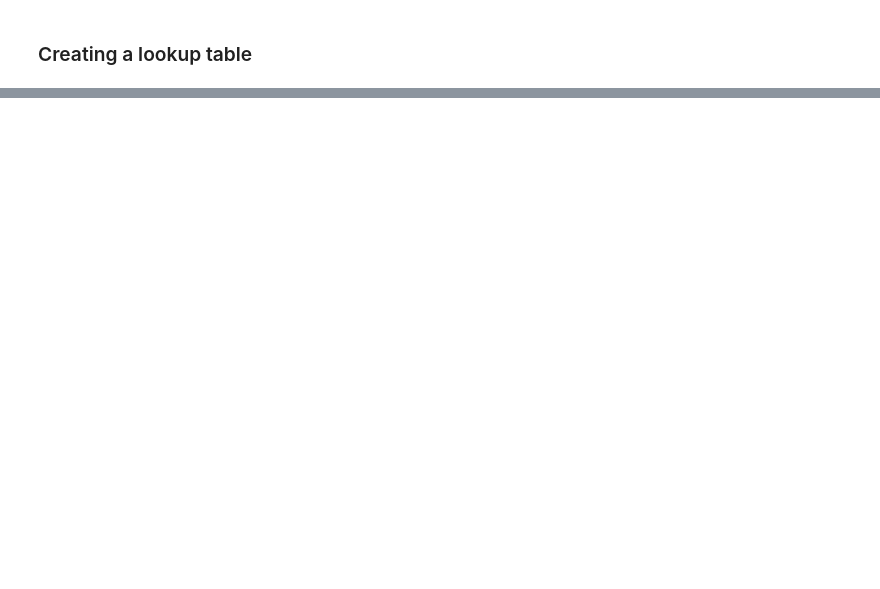
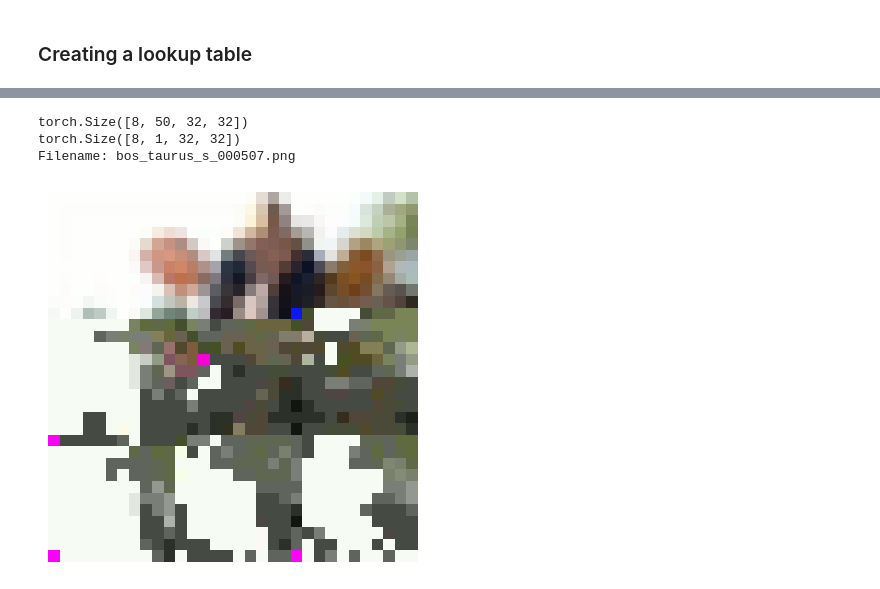
Before and after one commit to mihribanyvs/Colorization, a Jupyter notebook: classification.ipynb, the cells around one changed output, grey strips where cells are left out. Drawn from its saved outputs; the diff is of its cells as text; code cells hidden in the pictures; blank space fills up the shorter version.

```diff
--- a/classification.ipynb
+++ b/classification.ipynb
@@ -81,5 +82,5 @@ def unbin_labels(bin_indices):
     return lookup_table[bin_indices]
 # %%
 # Loading the RGB images
-yuv_dataset = YUVImageClassificationDataset(filenames=filenames, images_data=yuv_images_data)
-yuv_train_loader = DataLoader(yuv_dataset, batch_size=8, shuffle = False)
+dataset = YUVImageClassificationDataset(filenames=filenames, images_data=yuv_images_data)
+train_loader = DataLoader(dataset, batch_size=8, shuffle = False)
@@ -108,0 +150,12 @@ for Y_channel, U_binned, V_binned, fname in yuv_train_loader:
+# %%
+'''
+dataset = CustomDataset(filenames=filenames, images_data=images_data,transform=transform)
+train_loader = DataLoader(dataset, batch_size=32, shuffle = False)
+for batch in train_loader:
+    image_tensor, filename = batch  # Extract data from the batch
+    for idx, image_rgb in enumerate(image_tensor):
+        imh_rgb = image_rgb
+        imshow(imh_rgb)
+        break
+    break
+    '''
@@ -176,7 +237,7 @@ num_epochs = 30
 for epoch in range(num_epochs):
     model.train()
     running_loss = 0.0
-    for Y_channel, U_target, V_target, fname in yuv_train_loader:
+    for Y_channel, U_target, V_target, fname in train_loader:
         Y_channel, U_target, V_target = Y_channel.to(device), U_target.to(device), V_target.to(device)
         #print('U target: \n', U_target)
 
@@ -193,7 +254,7 @@ for epoch in range(num_epochs):
 
         running_loss += loss.item()
 
-    print(f"Epoch [{epoch+1}/{num_epochs}], Loss: {running_loss/len(yuv_train_loader):.4f}")
+    print(f"Epoch [{epoch+1}/{num_epochs}], Loss: {running_loss/len(train_loader):.4f}")
 
 # Save Model
 torch.save(model.state_dict(), f"models/yuv_classification_{num_epochs}ep.pth")
@@ -217,41 +298,46 @@ model.load_state_dict(torch.load("models/yuv_classification_30ep.pth"))
 # %%
-for Y_channel, U_target, V_target, fname in yuv_train_loader:
+for Y_channel, U_target, V_target, fname in train_loader:
     Y_channel, U_target, V_target = Y_channel.to(device), U_target.to(device), V_target.to(device)
 
     U_pred, V_pred = model(Y_channel)
-    #not sure
+
+    print(U_pred.size())
     conv_pred_U = converter(U_pred.cpu())
     conv_pred_V = converter(V_pred.cpu())
 
-    pred_U_rec = unbin_labels(conv_pred_U.clone().detach())
-    #print(pred_U_rec.size())
-    #pred_U_rec_tensor = torch.tensor(pred_U_rec, dtype=torch.float32).resize(8,1,32,32)
-    pred_V_rec = unbin_labels(conv_pred_V.clone().detach())
-    #pred_V_rec_tensor = torch.tensor(pred_V_rec, dtype=torch.float32).resize(8,1,32,32)
-    reconstructed_pred = torch.cat([Y_channel.cpu(),pred_U_rec.cpu(),pred_V_rec.cpu()],dim=3).permute(0,3,1,2)
+    pred_U_rec = unbin_labels(conv_pred_U)
+    print(pred_U_rec.size())
+    pred_U_rec_tensor = torch.tensor(pred_U_rec, dtype=torch.float32).resize(8,1,32,32)
+    pred_V_rec = unbin_labels(conv_pred_V )
+    pred_V_rec_tensor = torch.tensor(pred_V_rec, dtype=torch.float32).resize(8,1,32,32)
+
 
     U_target_rec = unbin_labels(U_target)
-    #U_target_rec_tensor = torch.tensor(U_target_rec, dtype=torch.float32).resize(8,1,32,32)
+    U_target_rec_tensor = torch.tensor(U_target_rec, dtype=torch.float32).resize(8,1,32,32)
 
     V_target_rec = unbin_labels(V_target)
-    reconstructed_img = torch.cat([Y_channel.cpu(),U_target_rec.cpu(),V_target_rec.cpu()],dim=3).permute(0,3,1,2)
-    #V_target_rec_tensor = torch.tensor(V_target_rec , dtype=torch.float32).resize(8,1,32,32)
+    V_target_rec_tensor = torch.tensor(V_target_rec , dtype=torch.float32).resize(8,1,32,32)
 
-    #reconstructed_pred = torch.cat([Y_channel,pred_U_rec_tensor,pred_V_rec_tensor],dim=1)
+    reconstructed_pred = torch.cat([Y_channel,pred_U_rec_tensor,pred_V_rec_tensor],dim=1)
 
-    #reconstructed_img = torch.cat([Y_channel,U_target_rec_tensor,V_target_rec_tensor],dim=1)
+    reconstructed_img = torch.cat([Y_channel,U_target_rec_tensor,V_target_rec_tensor],dim=1)
 
-    image_yuv = reconstructed_img[0]  # Frist image of the batch (YUV)
-    image_yuv_pred = reconstructed_pred[0]
+    image_yuv = reconstructed_img[0].cpu()  # Frist image of the batch (YUV)
+    image_yuv_pred = reconstructed_pred[0].cpu()
 
     # Need to resize first
-    rgb_output = yuv_rgb(image_yuv.permute(1,2,0))
-    rgb_output_pred = yuv_rgb(image_yuv_pred.permute(1,2,0))
+    rgb_output = yuv_rgb(image_yuv.resize(32, 32,3))
+    rgb_output_pred = yuv_rgb(image_yuv_pred.resize(32, 32,3))
 
     print(f"Filename: {fname[0]}")
 
     #imshow(rgb_output)
     imshow(rgb_output_pred)
 
 
     break
+# %% [output]
+torch.Size([8, 50, 32, 32])
+torch.Size([8, 1, 32, 32])
+Filename: bos_taurus_s_000507.png
+[figure, added]
```
Also changed, not shown: parts of 11 cells of this notebook, 3 other files.
